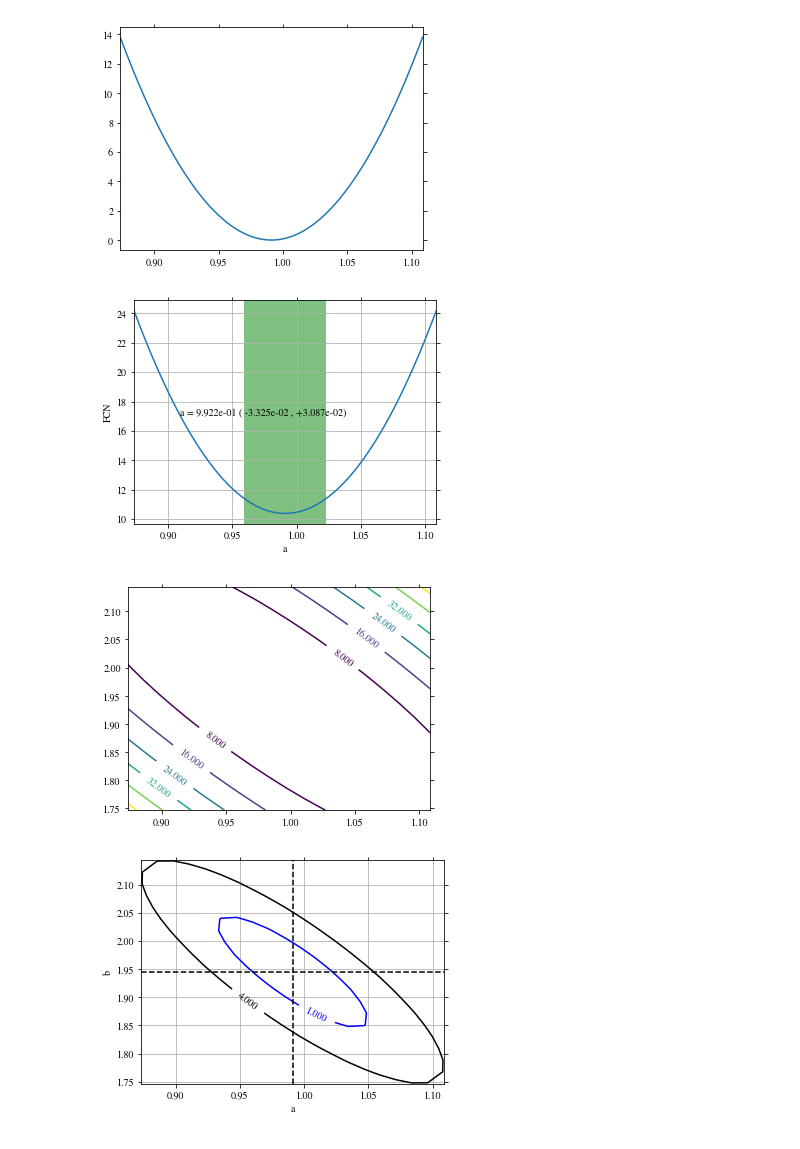
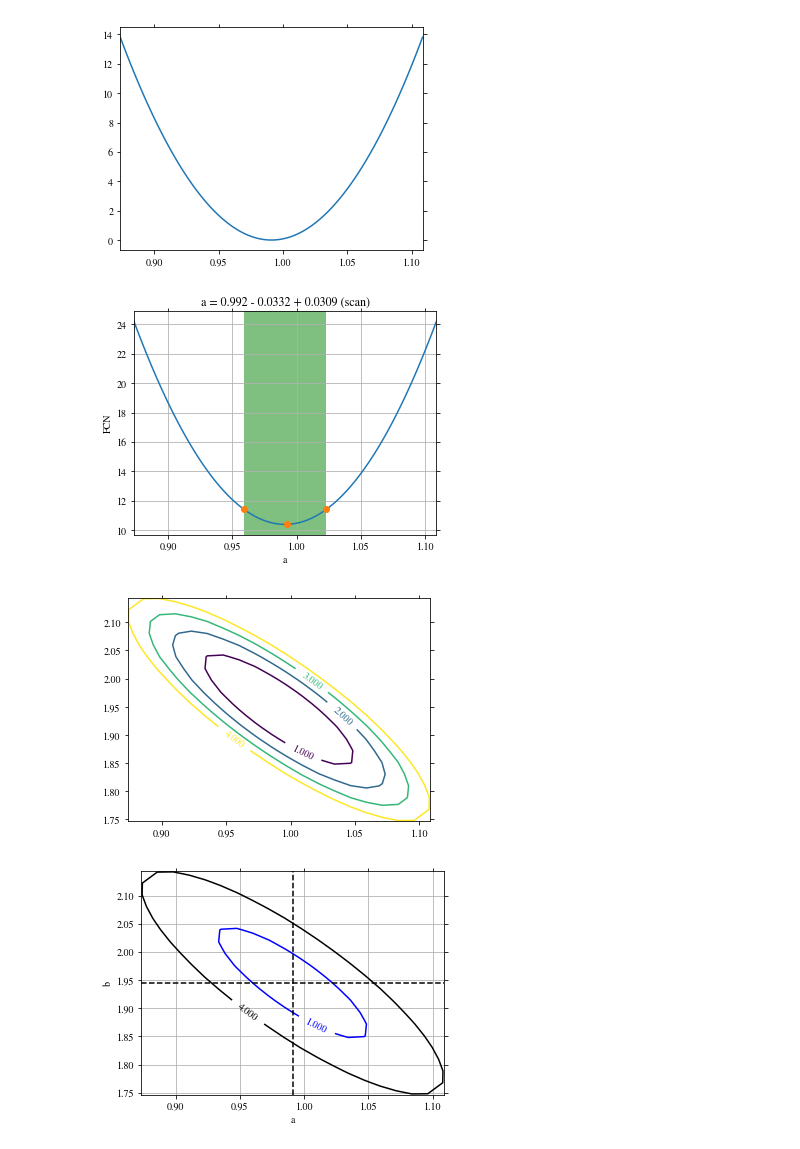
Before and after one commit to scikit-hep/iminuit, a Jupyter notebook: tutorial/tutorial.ipynb, the cells around one changed output. Drawn from its saved outputs; the diff is of its cells as text; code cells hidden in the pictures.

```diff
--- a/tutorial/tutorial.ipynb
+++ b/tutorial/tutorial.ipynb
@@ -19,7 +19,12 @@ For this tutorial, we look at a simple case where line should be fitted to scatt
 # %%
+def line(x, a, b):
+    return a + x * b
+
 data_x = linspace(0, 1, 10)
-err = array([-0.49783783, -0.33041722, -1.71800806,  1.60229399,  1.36682387,
-             -1.15424221, -0.91425267, -0.03395604, -1.27611719, -0.7004073 ])
-data_y = 1 + 2 * data_x + 0.1 * err
+# precomputed random numbers from a normal distribution
+offsets = array([-0.49783783, -0.33041722, -1.71800806,  1.60229399,  1.36682387,
+                 -1.15424221, -0.91425267, -0.03395604, -1.27611719, -0.7004073 ])
+data_y = line(data_x, 1, 2) + 0.1 * offsets # generate some data points with random offsets
 plot(data_x, data_y, "o")
+xlim(-0.1, 1.1);
 # %% [output]
@@ -551,17 +584,17 @@ plot(a, fa);
 # %% [output]
 [figure]
 # %%
-#we also provide convenience wrapper for drawing it
+# we provide a convenience wrapper for drawing it which scans the region around the minimum as well
 m.draw_profile('a');
 # %% [output]
-[figure, old version]
+[figure, new version]
 # %%
 # beware: 2d contour is NOT minos contour, these are just contours of the fit function
 x,y,z = m.contour('a', 'b', subtract_min=True)
-cs = contour(x,y,z)
+cs = contour(x,y,z, (1, 2, 3, 4))
 clabel(cs);
 # %% [output]
-[figure, old version]
+[figure, new version]
 # %%
 # convenience wrapper
 m.draw_contour('a','b');
```
Also changed, not shown: parts of 23 cells of this notebook, 6 other files.
